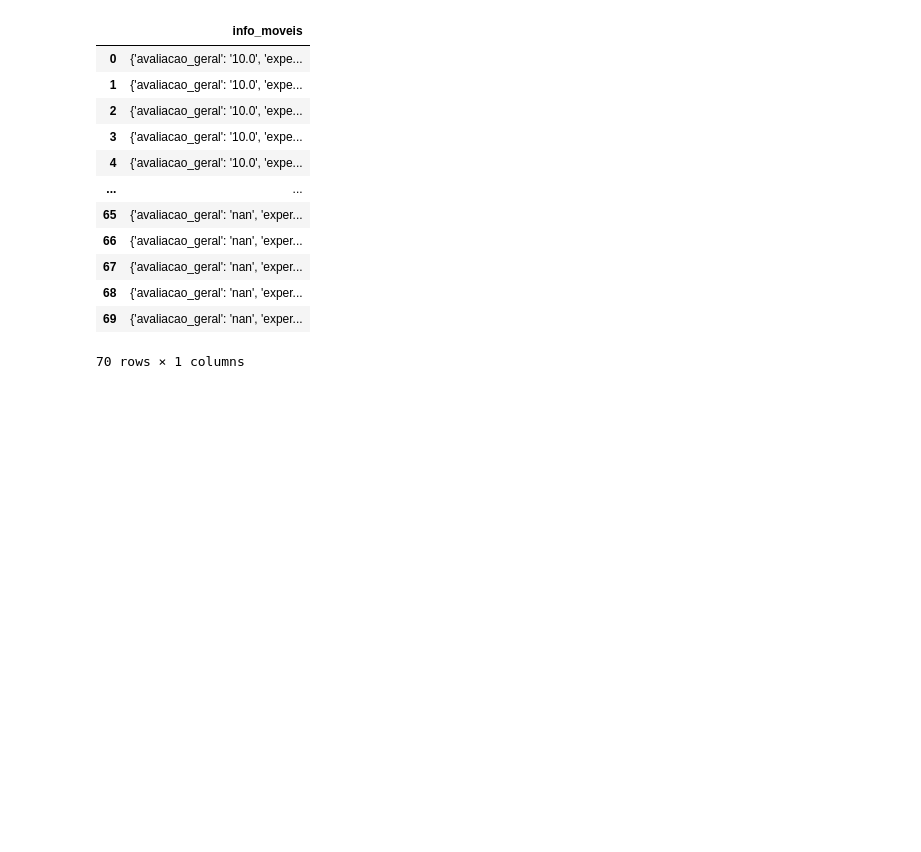
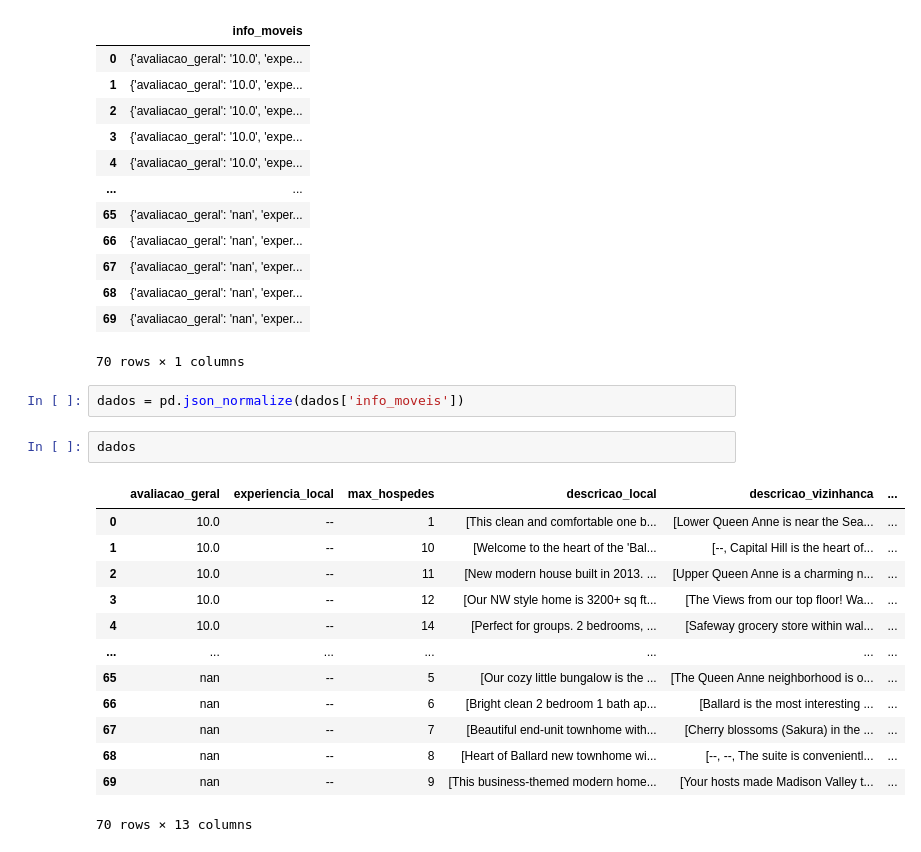
Before and after one commit to matheussato/data-science-study, a Jupyter notebook: Aula03.ipynb, the cells around one changed output. Drawn from its saved outputs; the diff is of its cells as text; blank space fills up the shorter version.

```diff
--- a/Aula03.ipynb
+++ b/Aula03.ipynb
@@ -21,3 +21,21 @@ dados
 | 68 | {'avaliacao_geral': 'nan', 'exper... |
 | 69 | {'avaliacao_geral': 'nan', 'exper... |
 70 rows × 1 columns
+# %%
+dados = pd.json_normalize(dados['info_moveis'])
+# %%
+dados
+# %% [output]
+|  | avaliacao_geral | experiencia_local | max_hospedes | descricao_local | descricao_vizinhanca | ... |
+| 0 | 10.0 | -- | 1 | [This clean and comfortable one b... | [Lower Queen Anne is near the Sea... | ... |
+| 1 | 10.0 | -- | 10 | [Welcome to the heart of the 'Bal... | [--, Capital Hill is the heart of... | ... |
+| 2 | 10.0 | -- | 11 | [New modern house built in 2013. ... | [Upper Queen Anne is a charming n... | ... |
+| 3 | 10.0 | -- | 12 | [Our NW style home is 3200+ sq ft... | [The Views from our top floor! Wa... | ... |
+| 4 | 10.0 | -- | 14 | [Perfect for groups. 2 bedrooms, ... | [Safeway grocery store within wal... | ... |
+| ... | ... | ... | ... | ... | ... | ... |
+| 65 | nan | -- | 5 | [Our cozy little bungalow is the ... | [The Queen Anne neighborhood is o... | ... |
+| 66 | nan | -- | 6 | [Bright clean 2 bedroom 1 bath ap... | [Ballard is the most interesting ... | ... |
+| 67 | nan | -- | 7 | [Beautiful end-unit townhome with... | [Cherry blossoms (Sakura) in the ... | ... |
+| 68 | nan | -- | 8 | [Heart of Ballard new townhome wi... | [--, --, The suite is convenientl... | ... |
+| 69 | nan | -- | 9 | [This business-themed modern home... | [Your hosts made Madison Valley t... | ... |
+70 rows × 13 columns
```
Also changed, not shown: parts of 5 cells of this notebook.
